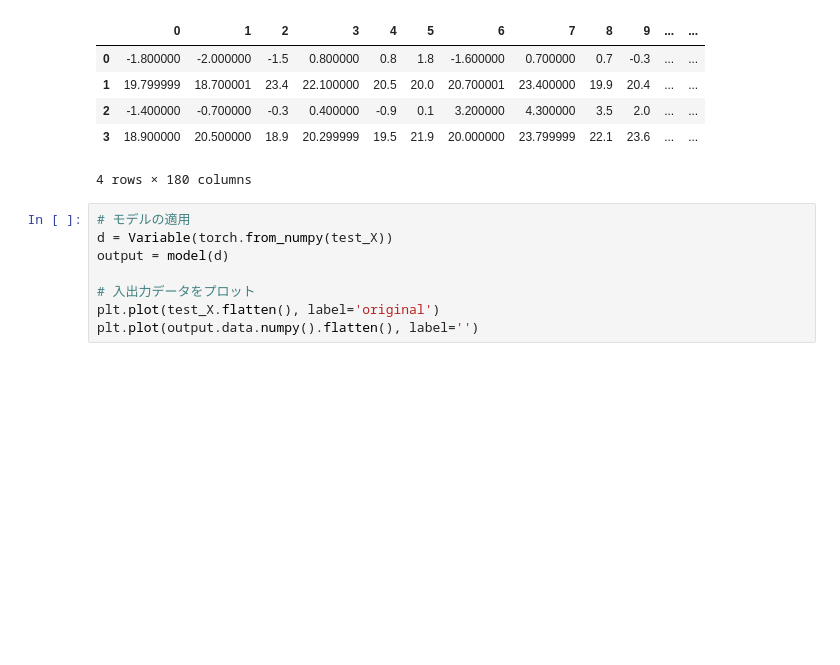
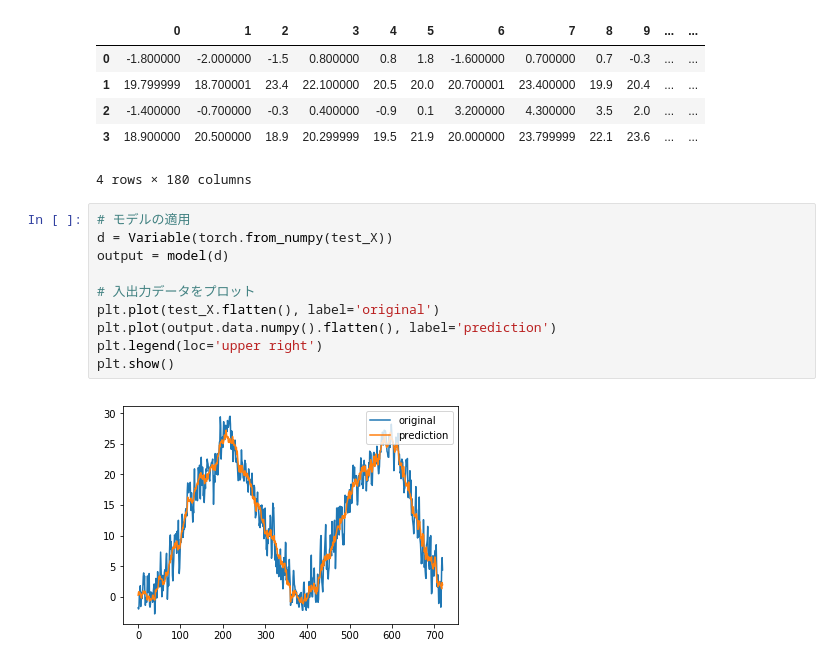
Before and after one commit to aki-06/PyTorch, a Jupyter notebook: 20180526_時系列データの異常検知.ipynb, the cells around one changed output. Drawn from its saved outputs; the diff is of its cells as text; blank space fills up the shorter version.

```diff
--- a/20180526_時系列データの異常検知.ipynb
+++ b/20180526_時系列データの異常検知.ipynb
@@ -188,8 +188,12 @@ pd.DataFrame(test_X)
 # %%
 # モデルの適用
 d = Variable(torch.from_numpy(test_X))
 output = model(d)
 
 # 入出力データをプロット
 plt.plot(test_X.flatten(), label='original')
-plt.plot(output.data.numpy().flatten(), label='')
+plt.plot(output.data.numpy().flatten(), label='prediction')
+plt.legend(loc='upper right')
+plt.show()
+# %% [output]
+[figure, added]
```
Also changed, not shown: parts of 1 cell of this notebook.
